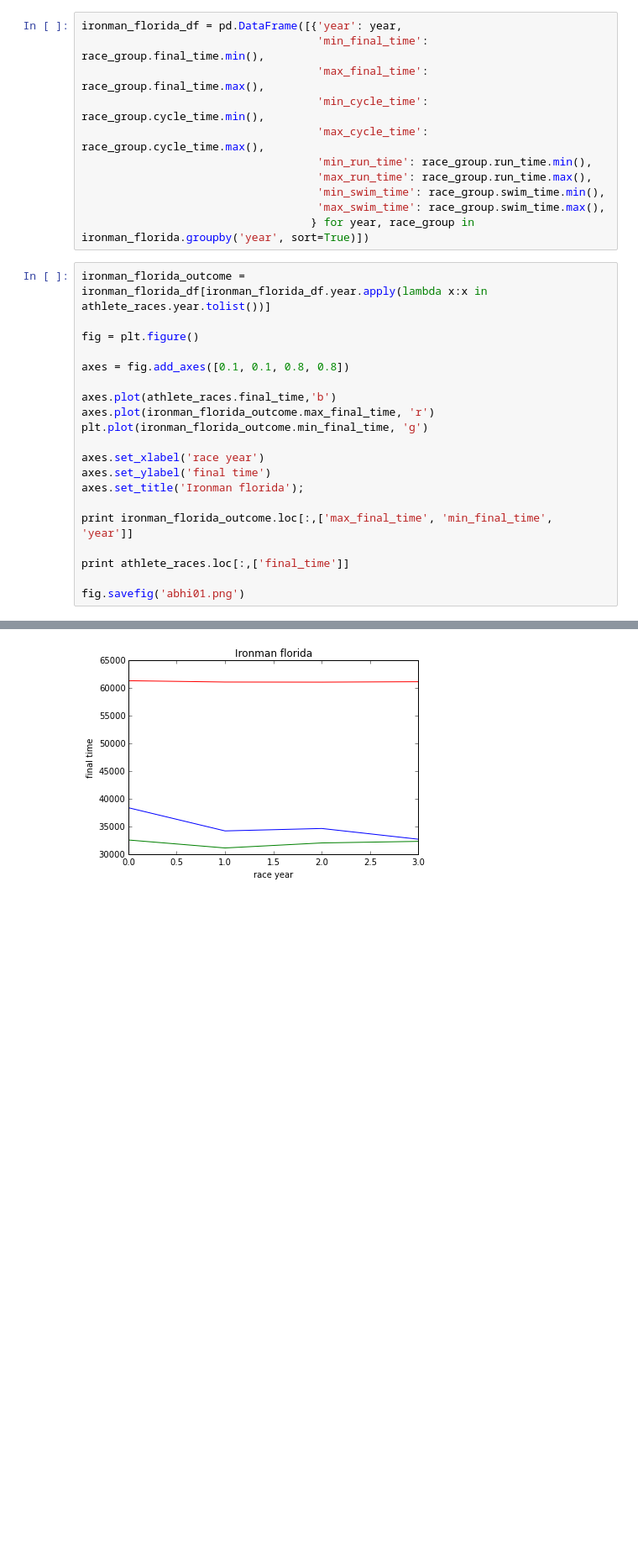
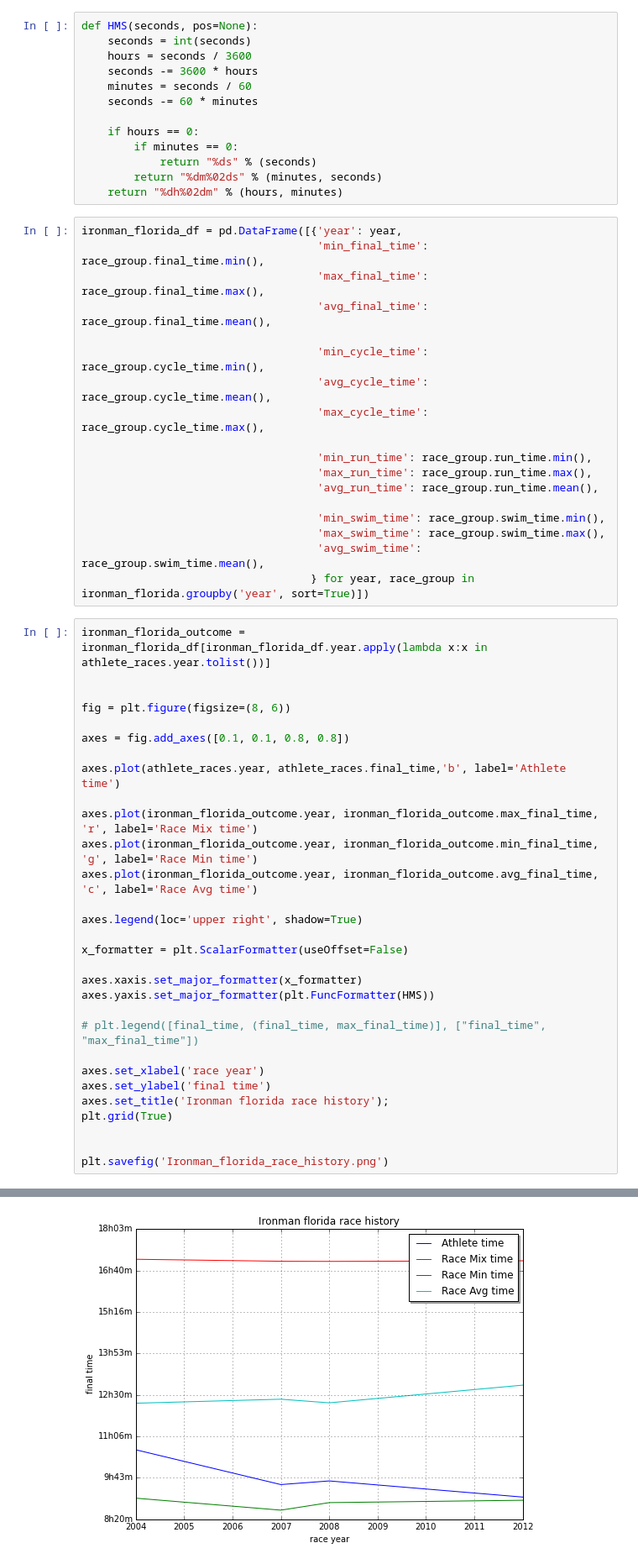
Before and after one commit to cabhishek/datascience, a Jupyter notebook: Data-viz.ipynb, the cells around one changed output, grey strips where cells are left out. Shown: that part at 84% size. Saved outputs shown, nothing was run; the diff lists cells and outputs as text; blank space fills up the shorter version.

Commit message:
More data analysis and viz for Ironman data

```diff
--- a/Data-viz.ipynb
+++ b/Data-viz.ipynb
@@ -14,35 +14,65 @@ athlete_races = races[(races.athlete_id == 1020) & (races.qualifier_id==7504)].s
 print "Total athlete races =>", len(athlete_races)
 # %% [output]
 Total athlete races => 4
+# %%
+def HMS(seconds, pos=None):
+    seconds = int(seconds)
+    hours = seconds / 3600
+    seconds -= 3600 * hours
+    minutes = seconds / 60
+    seconds -= 60 * minutes
+
+    if hours == 0:
+        if minutes == 0:
+            return "%ds" % (seconds)
+        return "%dm%02ds" % (minutes, seconds)
+    return "%dh%02dm" % (hours, minutes)
 # %%
 ironman_florida_df = pd.DataFrame([{'year': year,
                                     'min_final_time': race_group.final_time.min(),
                                     'max_final_time': race_group.final_time.max(),
+                                    'avg_final_time': race_group.final_time.mean(),
+
                                     'min_cycle_time': race_group.cycle_time.min(),
+                                    'avg_cycle_time': race_group.cycle_time.mean(),
                                     'max_cycle_time': race_group.cycle_time.max(),
+
                                     'min_run_time': race_group.run_time.min(),
                                     'max_run_time': race_group.run_time.max(),
+                                    'avg_run_time': race_group.run_time.mean(),
+
                                     'min_swim_time': race_group.swim_time.min(),
                                     'max_swim_time': race_group.swim_time.max(),
+                                    'avg_swim_time': race_group.swim_time.mean(),
                                    } for year, race_group in ironman_florida.groupby('year', sort=True)])
 # %%
 ironman_florida_outcome = ironman_florida_df[ironman_florida_df.year.apply(lambda x:x in athlete_races.year.tolist())]
 
-fig = plt.figure()
+
+fig = plt.figure(figsize=(8, 6))
 
 axes = fig.add_axes([0.1, 0.1, 0.8, 0.8])
 
-axes.plot(athlete_races.final_time,'b')
-axes.plot(ironman_florida_outcome.max_final_time, 'r')
-plt.plot(ironman_florida_outcome.min_final_time, 'g')
+axes.plot(athlete_races.year, athlete_races.final_time,'b', label='Athlete time')
+
+axes.plot(ironman_florida_outcome.year, ironman_florida_outcome.max_final_time, 'r', label='Race Mix time')
+axes.plot(ironman_florida_outcome.year, ironman_florida_outcome.min_final_time, 'g', label='Race Min time')
+axes.plot(ironman_florida_outcome.year, ironman_florida_outcome.avg_final_time, 'c', label='Race Avg time')
+
+axes.legend(loc='upper right', shadow=True)
+
+x_formatter = plt.ScalarFormatter(useOffset=False)
+
+axes.xaxis.set_major_formatter(x_formatter)
+axes.yaxis.set_major_formatter(plt.FuncFormatter(HMS))
+
+# plt.legend([final_time, (final_time, max_final_time)], ["final_time", "max_final_time"])
 
 axes.set_xlabel('race year')
 axes.set_ylabel('final time')
-axes.set_title('Ironman florida');
+axes.set_title('Ironman florida race history');
+plt.grid(True)
 
-print ironman_florida_outcome.loc[:,['max_final_time', 'min_final_time', 'year']]
 
-print athlete_races.loc[:,['final_time']]
-
-fig.savefig('abhi01.png')
+plt.savefig('Ironman_florida_race_history.png')
 # %% [output]
@@ -59,2 +79,2 @@ fig.savefig('abhi01.png')
-[figure, old version]
+[figure, new version]
 # %%
```
Also changed, not shown: parts of 4 cells of this notebook, 20 other files.
